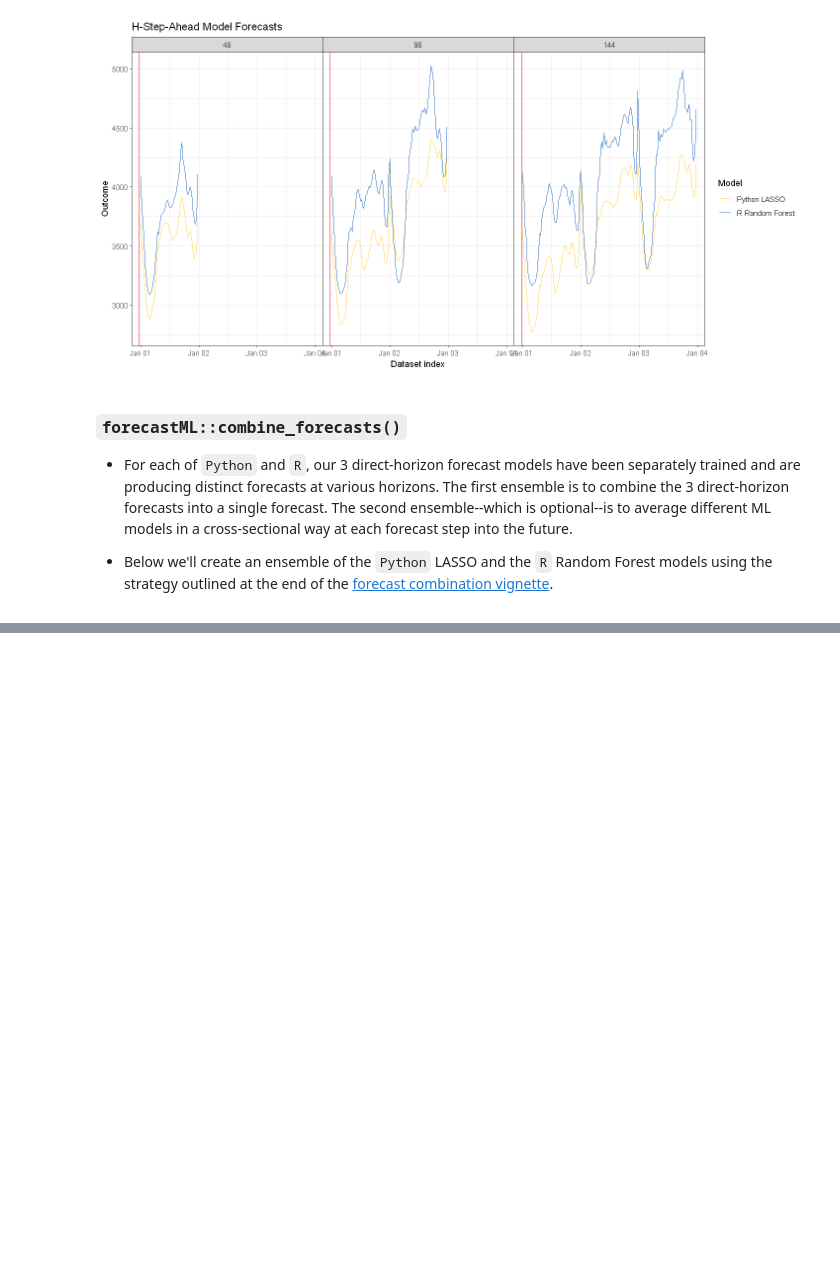
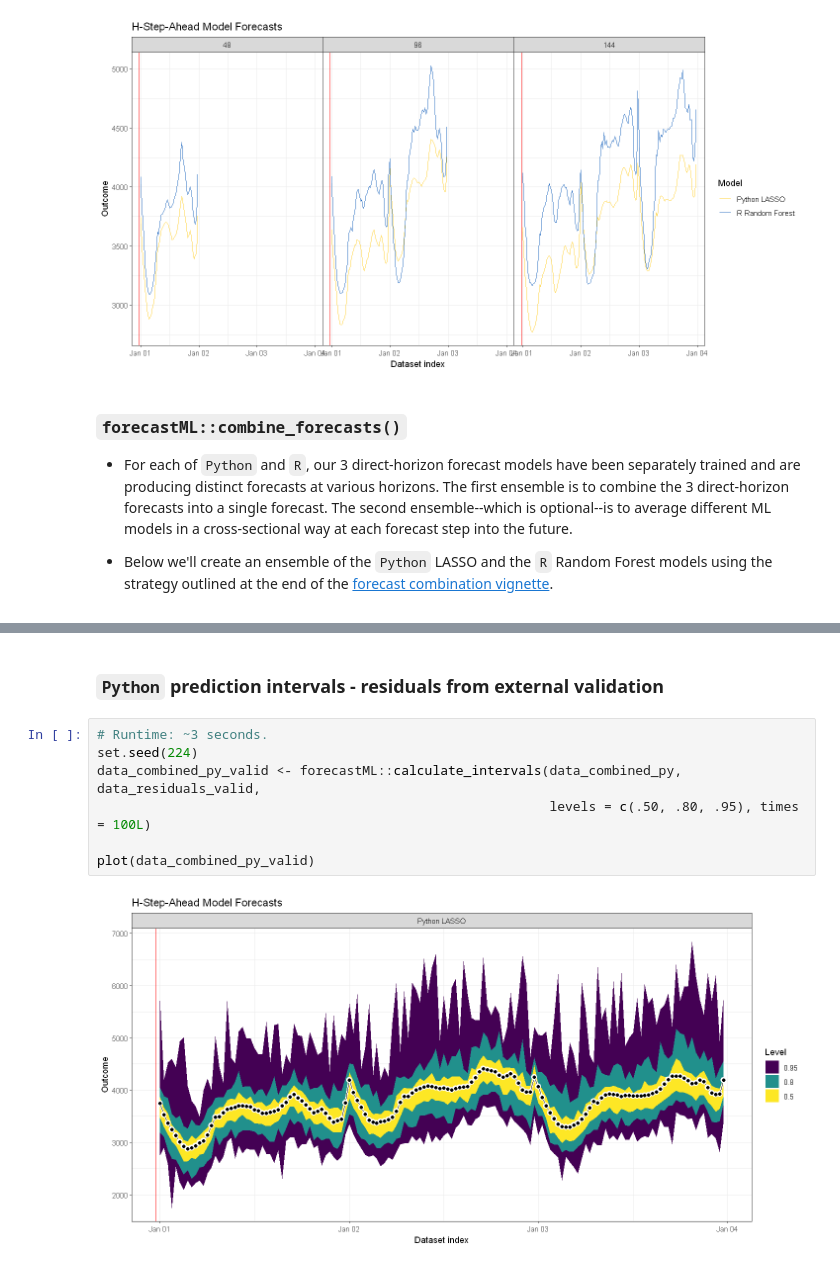
Before and after one commit to nredell/forecastML, a Jupyter notebook: notebooks/python_sklearn_and_r_in_parallel/Forecasting with Python - scikit learn in parallel.ipynb, the cells around one changed output, grey strips where cells are left out. Cells and saved outputs as stored; diff of their text form; blank space fills up the shorter version.

```diff
--- a/notebooks/python_sklearn_and_r_in_parallel/Forecasting with Python - scikit learn in parallel.ipynb
+++ b/notebooks/python_sklearn_and_r_in_parallel/Forecasting with Python - scikit learn in parallel.ipynb
@@ -893,0 +907,11 @@ plot(data_combined, data_actual = data_actual, actual_indices = data_actual$Time
+# %% [markdown]
+### `Python` prediction intervals - residuals from external validation
+# %%
+# Runtime: ~3 seconds.
+set.seed(224)
+data_combined_py_valid <- forecastML::calculate_intervals(data_combined_py, data_residuals_valid,
+                                                          levels = c(.50, .80, .95), times = 100L)
+
+plot(data_combined_py_valid)
+# %% [output]
+[figure, added]
```
Also changed, not shown: parts of 18 cells of this notebook, 1 other file.
